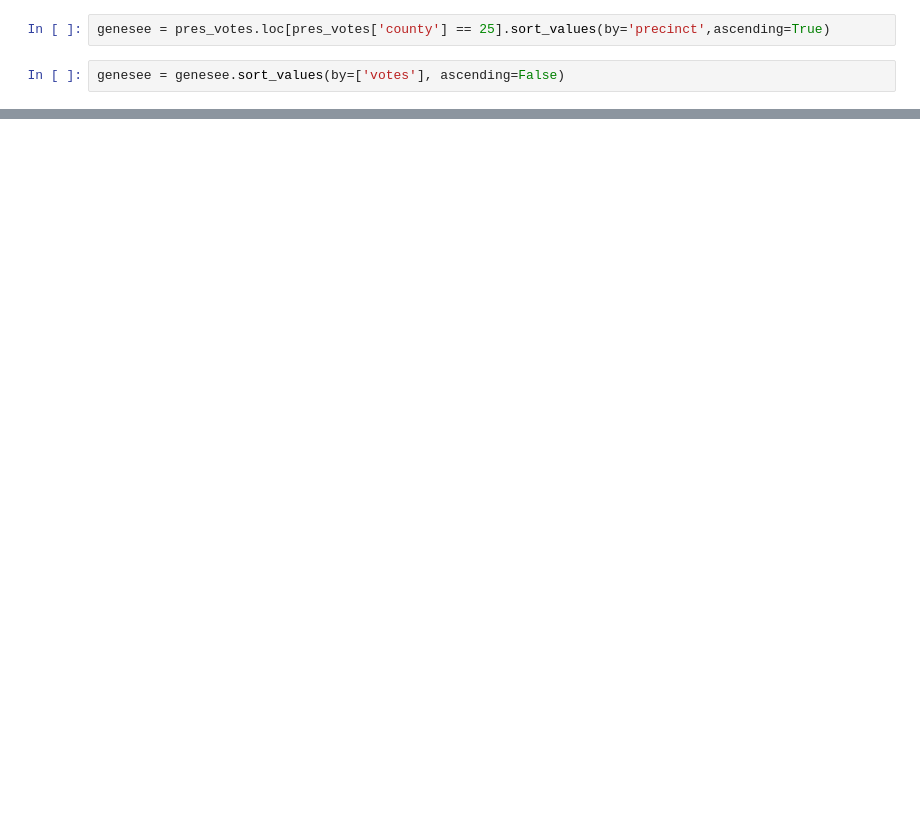
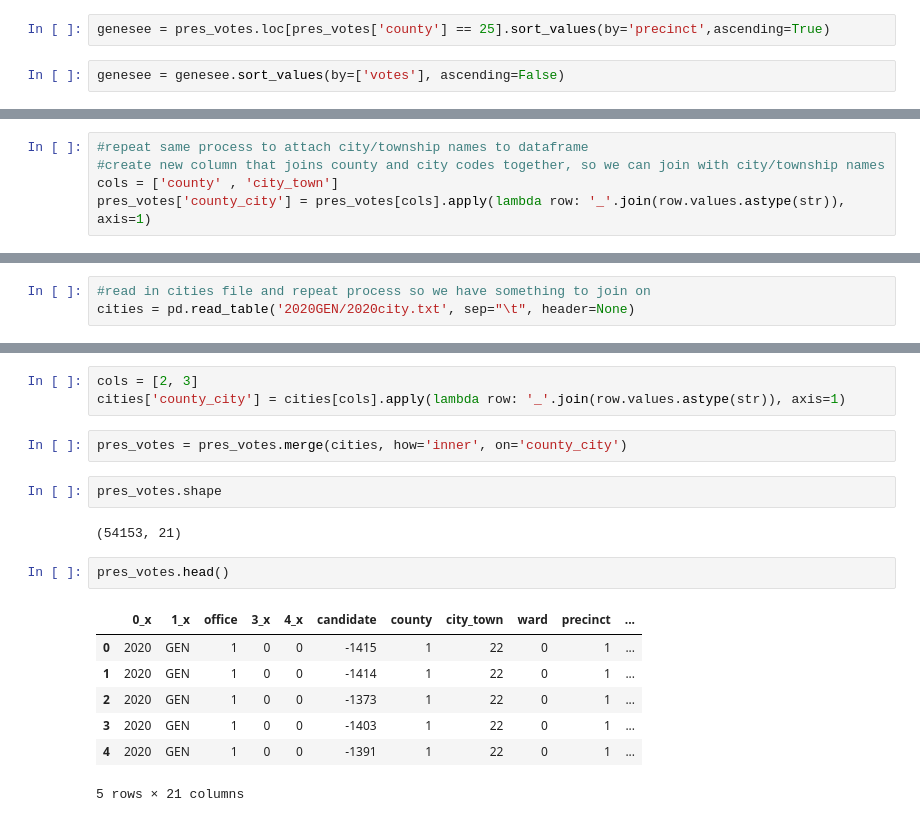
Before and after one commit to alexiskedo/monitor-projections, a Jupyter notebook: monitor-projections.ipynb, the cells around one changed output, grey strips where cells are left out. Drawn from its saved outputs; the diff is of its cells as text; blank space fills up the shorter version.

```diff
--- a/monitor-projections.ipynb
+++ b/monitor-projections.ipynb
@@ -83,0 +162,5 @@ print_full(counties)
+# %%
+#repeat same process to attach city/township names to dataframe
+#create new column that joins county and city codes together, so we can join with city/township names
+cols = ['county' , 'city_town']
+pres_votes['county_city'] = pres_votes[cols].apply(lambda row: '_'.join(row.values.astype(str)), axis=1)
@@ -83,0 +182,3 @@ print_full(counties)
+# %%
+#read in cities file and repeat process so we have something to join on
+cities = pd.read_table('2020GEN/2020city.txt', sep="\t", header=None)
@@ -83,0 +194,19 @@ print_full(counties)
+# %%
+cols = [2, 3]
+cities['county_city'] = cities[cols].apply(lambda row: '_'.join(row.values.astype(str)), axis=1)
+# %%
+pres_votes = pres_votes.merge(cities, how='inner', on='county_city')
+# %%
+pres_votes.shape
+# %% [output]
+(54153, 21)
+# %%
+pres_votes.head()
+# %% [output]
+|  | 0_x | 1_x | office | 3_x | 4_x | candidate | county | city_town | ward | precinct | ... |
+| 0 | 2020 | GEN | 1 | 0 | 0 | -1415 | 1 | 22 | 0 | 1 | ... |
+| 1 | 2020 | GEN | 1 | 0 | 0 | -1414 | 1 | 22 | 0 | 1 | ... |
+| 2 | 2020 | GEN | 1 | 0 | 0 | -1373 | 1 | 22 | 0 | 1 | ... |
+| 3 | 2020 | GEN | 1 | 0 | 0 | -1403 | 1 | 22 | 0 | 1 | ... |
+| 4 | 2020 | GEN | 1 | 0 | 0 | -1391 | 1 | 22 | 0 | 1 | ... |
+5 rows × 21 columns
```
Also changed, not shown: parts of 39 cells of this notebook, 1 other file.
